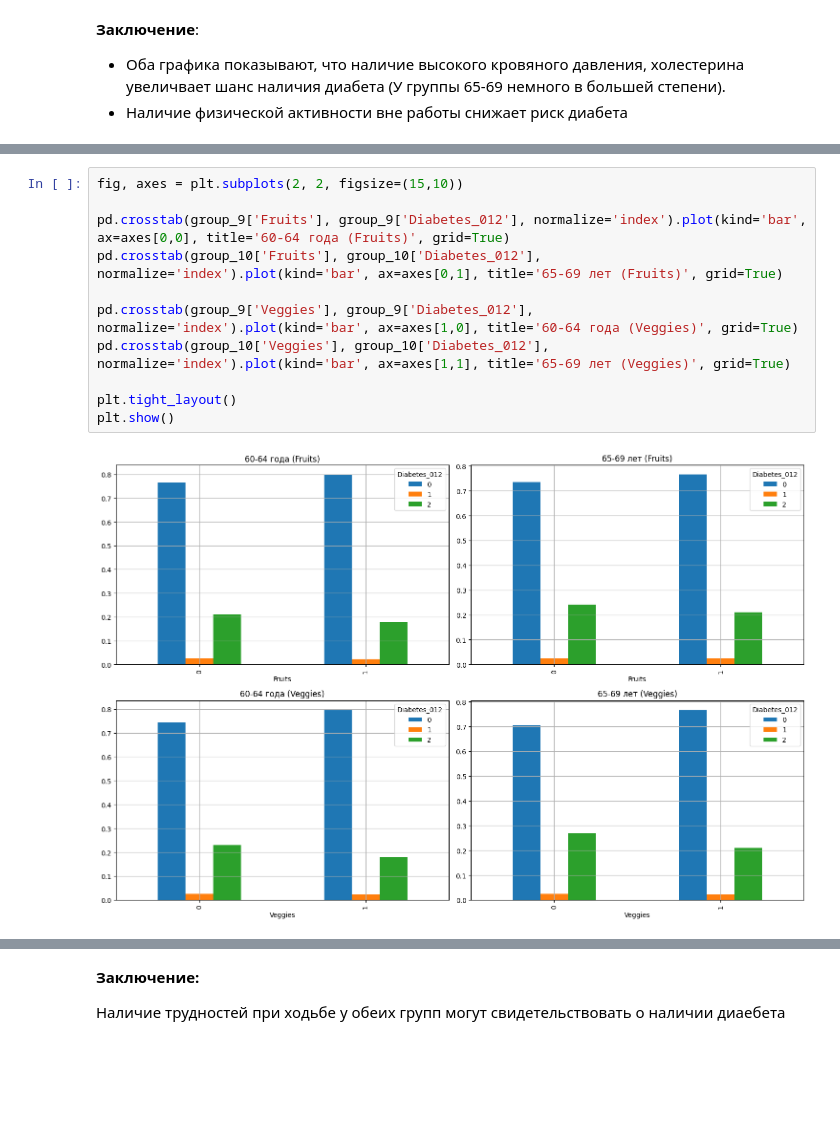
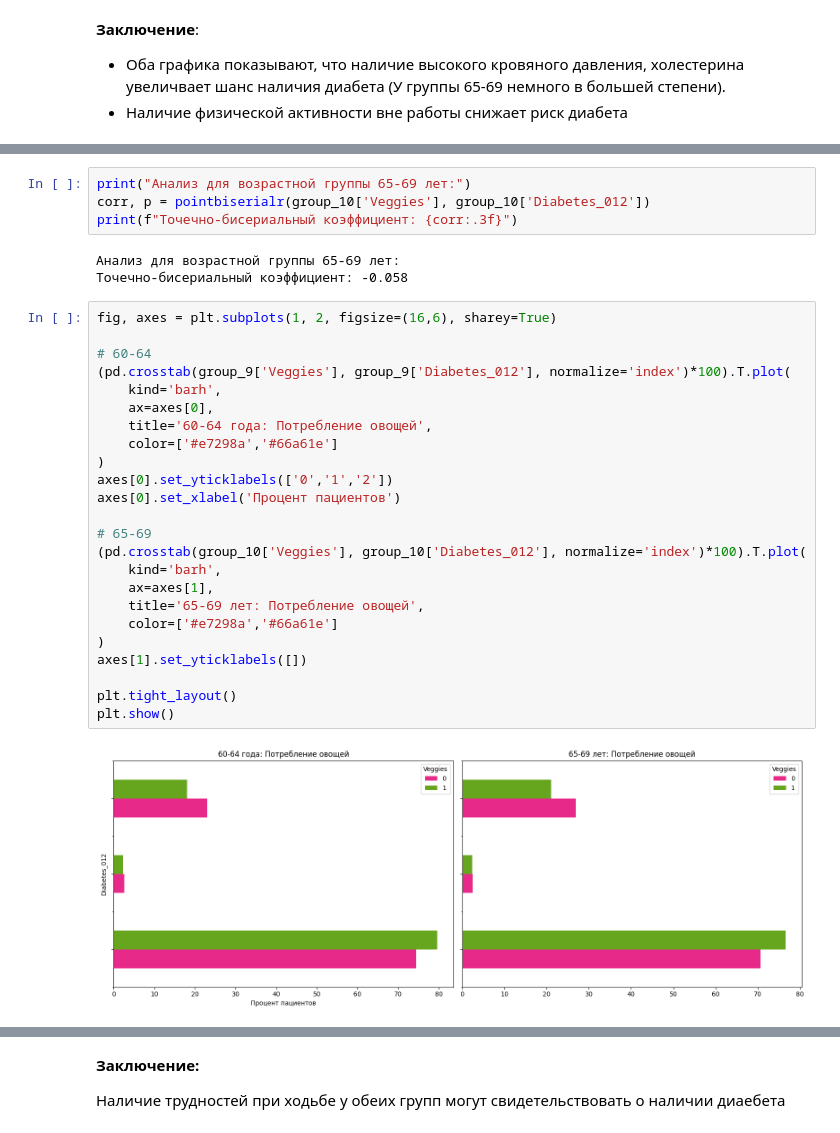
Before and after one commit to AlexeyRau/OMGTU, a Jupyter notebook: 2 курс/4 семестр/Машинное обучение/Лабораторная работа №1. Исследовательский анализ данных (EDA)/Ex1_c.ipynb, the cells around one changed output, grey strips where cells are left out. Drawn from its saved outputs; the diff is of its cells as text; blank space fills up the shorter version.

```diff
--- a/2 курс/4 семестр/Машинное обучение/Лабораторная работа №1. Исследовательский анализ данных (EDA)/Ex1_c.ipynb
+++ b/2 курс/4 семестр/Машинное обучение/Лабораторная работа №1. Исследовательский анализ данных (EDA)/Ex1_c.ipynb
@@ -482,13 +647,33 @@ plt.show()
+# %%
+print("Анализ для возрастной группы 65-69 лет:")
+corr, p = pointbiserialr(group_10['Veggies'], group_10['Diabetes_012'])
+print(f"Точечно-бисериальный коэффициент: {corr:.3f}")
+# %% [output]
+Анализ для возрастной группы 65-69 лет:
+Точечно-бисериальный коэффициент: -0.058
 # %%
-fig, axes = plt.subplots(2, 2, figsize=(15,10))
+fig, axes = plt.subplots(1, 2, figsize=(16,6), sharey=True)
 
-pd.crosstab(group_9['Fruits'], group_9['Diabetes_012'], normalize='index').plot(kind='bar', ax=axes[0,0], title='60-64 года (Fruits)', grid=True)
-pd.crosstab(group_10['Fruits'], group_10['Diabetes_012'], normalize='index').plot(kind='bar', ax=axes[0,1], title='65-69 лет (Fruits)', grid=True)
+# 60-64
+(pd.crosstab(group_9['Veggies'], group_9['Diabetes_012'], normalize='index')*100).T.plot(
+    kind='barh',
+    ax=axes[0],
+    title='60-64 года: Потребление овощей',
+    color=['#e7298a','#66a61e']
+)
+axes[0].set_yticklabels(['0','1','2'])
+axes[0].set_xlabel('Процент пациентов')
 
-pd.crosstab(group_9['Veggies'], group_9['Diabetes_012'], normalize='index').plot(kind='bar', ax=axes[1,0], title='60-64 года (Veggies)', grid=True)
-pd.crosstab(group_10['Veggies'], group_10['Diabetes_012'], normalize='index').plot(kind='bar', ax=axes[1,1], title='65-69 лет (Veggies)', grid=True)
+# 65-69
+(pd.crosstab(group_10['Veggies'], group_10['Diabetes_012'], normalize='index')*100).T.plot(
+    kind='barh',
+    ax=axes[1],
+    title='65-69 лет: Потребление овощей',
+    color=['#e7298a','#66a61e']
+)
+axes[1].set_yticklabels([])
 
 plt.tight_layout()
 plt.show()
 # %% [output]
-[figure, old version]
+[figure, new version]
```
Also changed, not shown: parts of 52 cells of this notebook.
